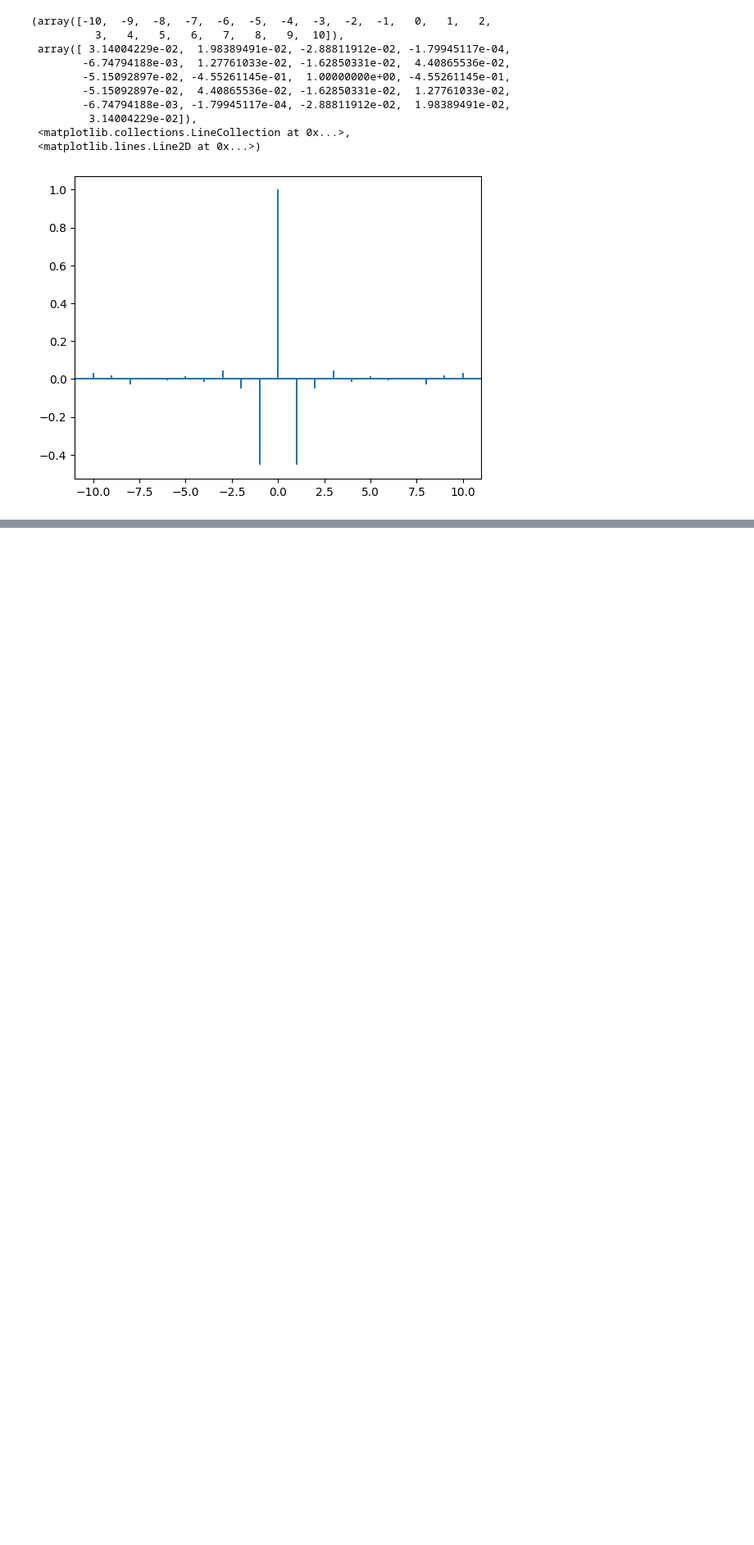
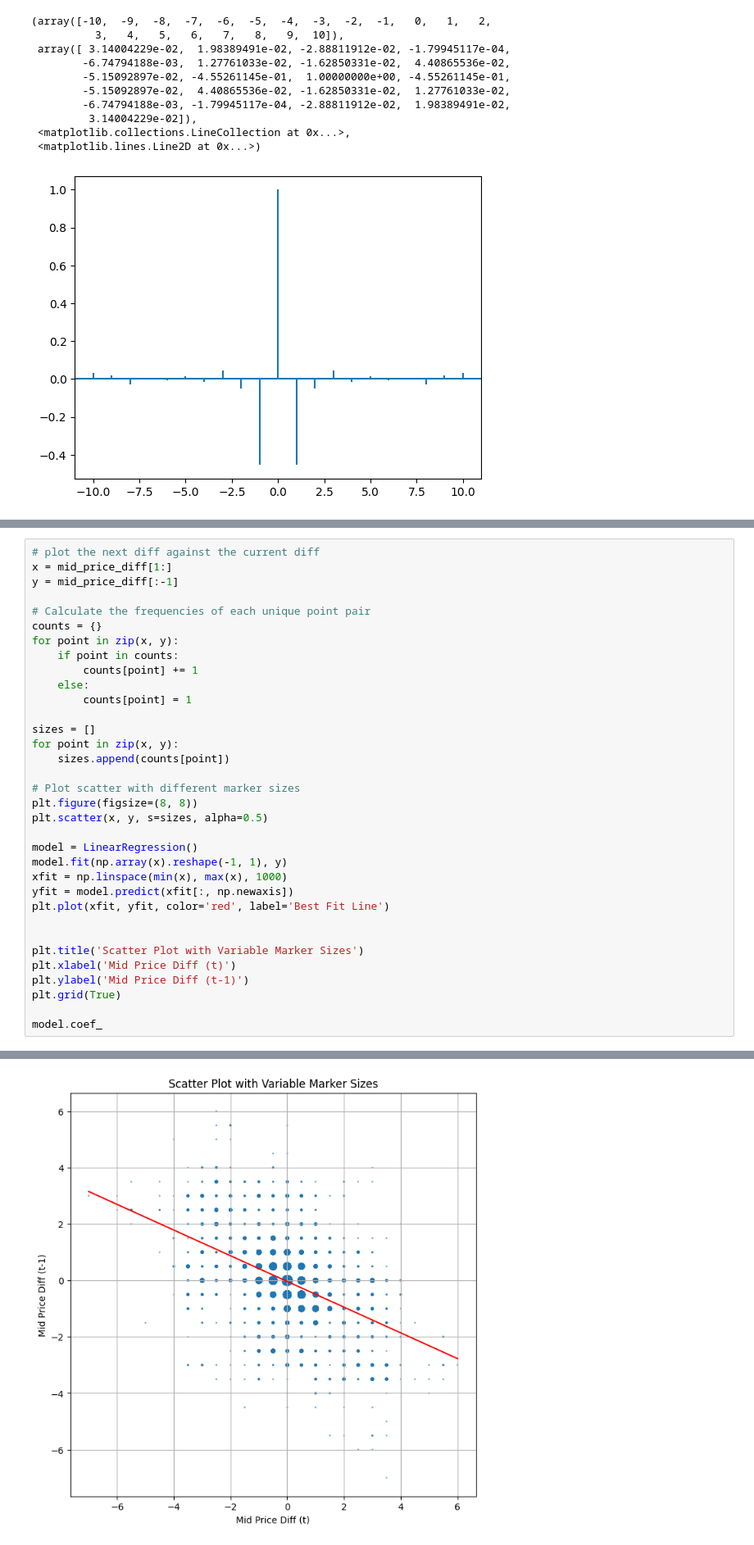
Before and after one commit to JohnBohnam/Mamonandia, a Jupyter notebook: data_analisys.ipynb, the cells around one changed output, grey strips where cells are left out. Shown at 82% size. Saved outputs shown, nothing was run; the diff lists cells and outputs as text; blank space fills up the shorter version.

```diff
--- a/data_analisys.ipynb
+++ b/data_analisys.ipynb
@@ -64,0 +153,35 @@ plt.acorr(mid_price_diff, maxlags=10)
+# %%
+# plot the next diff against the current diff
+x = mid_price_diff[1:]
+y = mid_price_diff[:-1]
+
+# Calculate the frequencies of each unique point pair
+counts = {}
+for point in zip(x, y):
+    if point in counts:
+        counts[point] += 1
+    else:
+        counts[point] = 1
+
+sizes = []
+for point in zip(x, y):
+    sizes.append(counts[point])
+
+# Plot scatter with different marker sizes
+plt.figure(figsize=(8, 8))
+plt.scatter(x, y, s=sizes, alpha=0.5)
+
+model = LinearRegression()
+model.fit(np.array(x).reshape(-1, 1), y)
+xfit = np.linspace(min(x), max(x), 1000)
+yfit = model.predict(xfit[:, np.newaxis])
+plt.plot(xfit, yfit, color='red', label='Best Fit Line')
+
+
+plt.title('Scatter Plot with Variable Marker Sizes')
+plt.xlabel('Mid Price Diff (t)')
+plt.ylabel('Mid Price Diff (t-1)')
+plt.grid(True)
+
+model.coef_
+# %% [output]
@@ -64,0 +189 @@ plt.acorr(mid_price_diff, maxlags=10)
+[figure, added]
```
Also changed, not shown: parts of 8 cells of this notebook, 3 other files.
